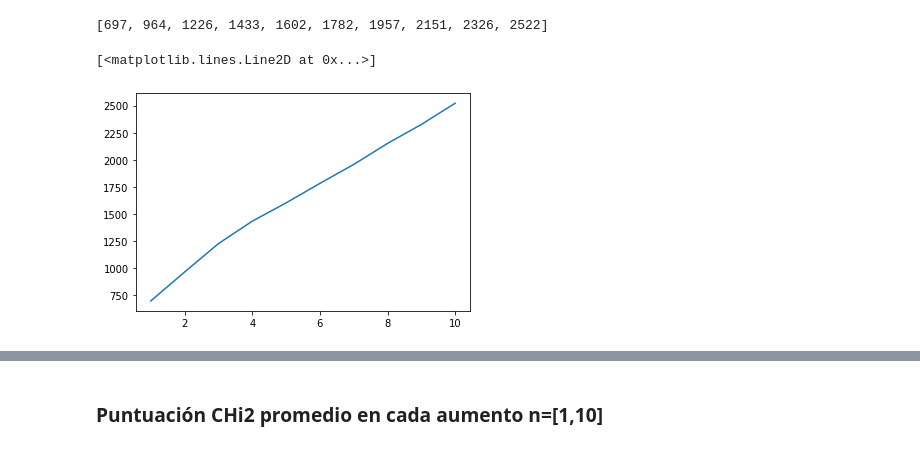
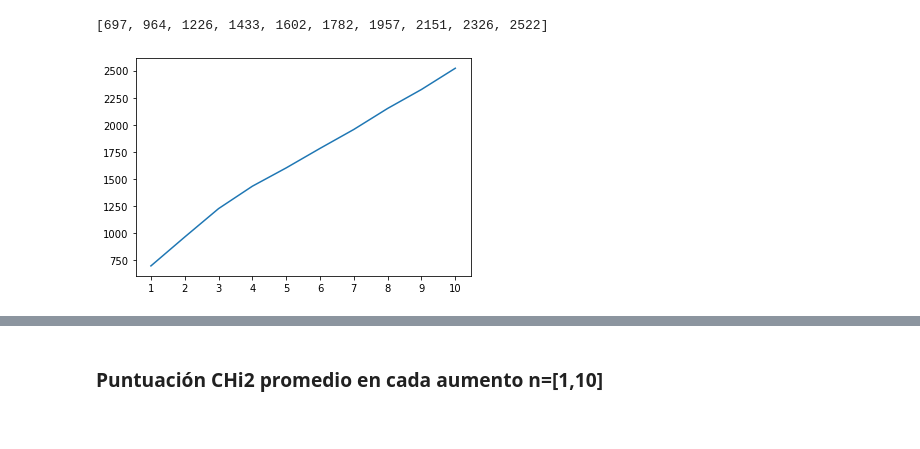
Before and after one commit to v1ktop/data_augmentation_for_author_profiling, a Jupyter notebook: notebooks/chi_cuadrada_analisis.ipynb, the cells around one changed output, grey strips where cells are left out. Cells and saved outputs as stored; diff of their text form; code cells hidden in the pictures.

```diff
--- a/notebooks/chi_cuadrada_analisis.ipynb
+++ b/notebooks/chi_cuadrada_analisis.ipynb
@@ -206,8 +206,10 @@ y=[len(score[score.pval<0.001]) for score in all_scores]
 y
 # %% [output]
 [697, 964, 1226, 1433, 1602, 1782, 1957, 2151, 2326, 2522]
-# %%
-plt.plot(x,y)
-# %% [output]
-[<matplotlib.lines.Line2D at 0x...>]
-[figure, removed]
+# %%
+beingsaved = plt.figure()
+plt.xticks(x, x)
+plt.plot(x,y)
+beingsaved.savefig("palabras", format="png")
+# %% [output]
+[figure, added]
```
Also changed, not shown: parts of 37 cells of this notebook, 21 other files.
